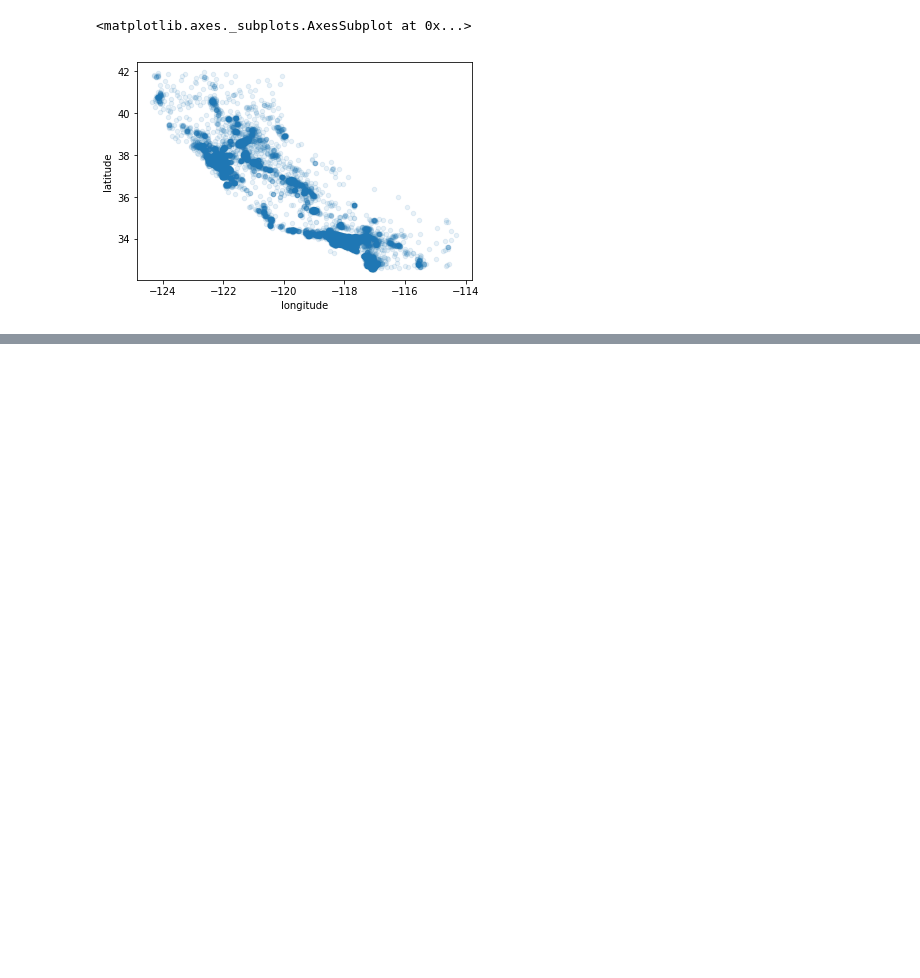
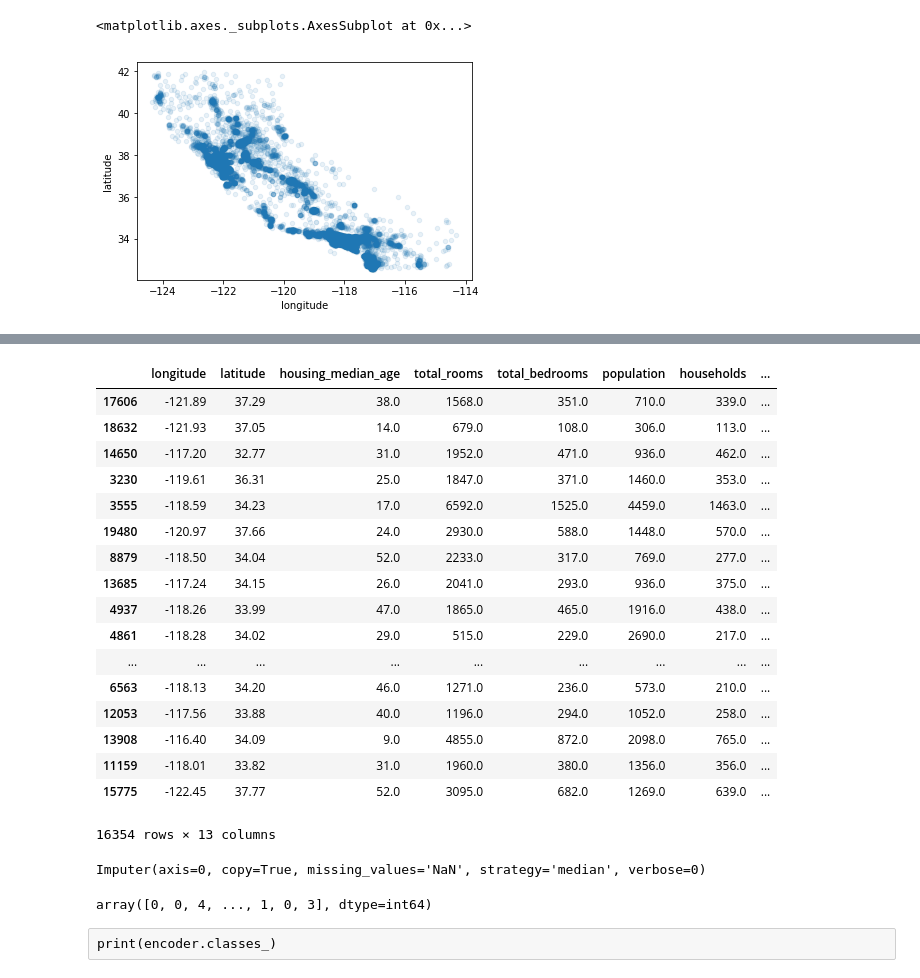
Before and after one commit to maja-switaj/Housing_model, a Jupyter notebook: Mieszkania.ipynb, the cells around one changed output, grey strips where cells are left out. Cells and saved outputs as stored; diff of their text form; code cells hidden in the pictures; blank space fills up the shorter version.

```diff
--- a/Mieszkania.ipynb
+++ b/Mieszkania.ipynb
@@ -211 +211,39 @@ sypialnie_na_pokoje    -0.255880
 Name: median_house_value, dtype: float64
+# %%
+housing.dropna(subset=["total_bedrooms"])
+# %% [output]
+|  | longitude | latitude | housing_median_age | total_rooms | total_bedrooms | population | households | ... |
+| 17606 | -121.89 | 37.29 | 38.0 | 1568.0 | 351.0 | 710.0 | 339.0 | ... |
+| 18632 | -121.93 | 37.05 | 14.0 | 679.0 | 108.0 | 306.0 | 113.0 | ... |
+| 14650 | -117.20 | 32.77 | 31.0 | 1952.0 | 471.0 | 936.0 | 462.0 | ... |
+| 3230 | -119.61 | 36.31 | 25.0 | 1847.0 | 371.0 | 1460.0 | 353.0 | ... |
+| 3555 | -118.59 | 34.23 | 17.0 | 6592.0 | 1525.0 | 4459.0 | 1463.0 | ... |
+| 19480 | -120.97 | 37.66 | 24.0 | 2930.0 | 588.0 | 1448.0 | 570.0 | ... |
+| 8879 | -118.50 | 34.04 | 52.0 | 2233.0 | 317.0 | 769.0 | 277.0 | ... |
+| 13685 | -117.24 | 34.15 | 26.0 | 2041.0 | 293.0 | 936.0 | 375.0 | ... |
+| 4937 | -118.26 | 33.99 | 47.0 | 1865.0 | 465.0 | 1916.0 | 438.0 | ... |
+| 4861 | -118.28 | 34.02 | 29.0 | 515.0 | 229.0 | 2690.0 | 217.0 | ... |
+| ... | ... | ... | ... | ... | ... | ... | ... | ... |
+| 6563 | -118.13 | 34.20 | 46.0 | 1271.0 | 236.0 | 573.0 | 210.0 | ... |
+| 12053 | -117.56 | 33.88 | 40.0 | 1196.0 | 294.0 | 1052.0 | 258.0 | ... |
+| 13908 | -116.40 | 34.09 | 9.0 | 4855.0 | 872.0 | 2098.0 | 765.0 | ... |
+| 11159 | -118.01 | 33.82 | 31.0 | 1960.0 | 380.0 | 1356.0 | 356.0 | ... |
+| 15775 | -122.45 | 37.77 | 52.0 | 3095.0 | 682.0 | 1269.0 | 639.0 | ... |
+16354 rows × 13 columns
+# %%
+from sklearn.preprocessing import Imputer
+imputer = Imputer(strategy="median")
+housing_num = housing.drop("ocean_proximity", axis=1)
+imputer.fit(housing_num)
+# %% [output]
+Imputer(axis=0, copy=True, missing_values='NaN', strategy='median', verbose=0)
+# %%
+from sklearn.preprocessing import LabelEncoder
+encoder = LabelEncoder()
+housing_cat  = housing["ocean_proximity"]
+housing_cat_encoded = encoder.fit_transform(housing_cat)
+housing_cat_encoded
+# %% [output]
+array([0, 0, 4, ..., 1, 0, 3], dtype=int64)
+# %% [raw]
+print(encoder.classes_)
```
Also changed, not shown: parts of 6 cells of this notebook.
